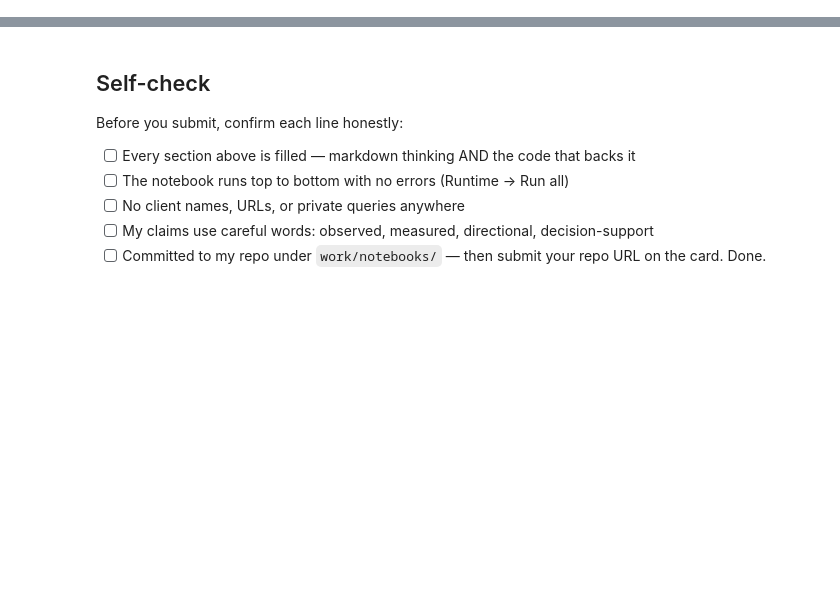
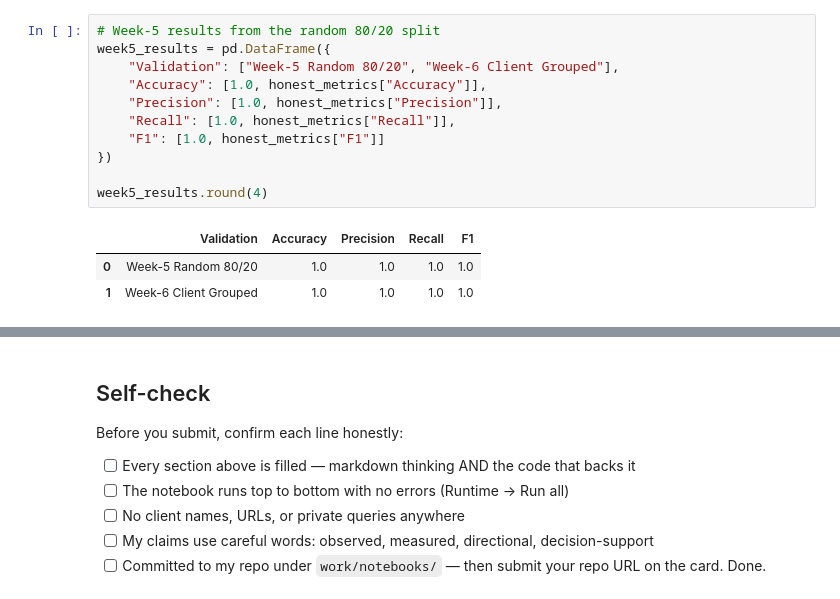
Before and after one commit to 124pritivarma6001-commits/flyrank_internship_ml, a Jupyter notebook: work/notebooks/w06_validation_audit.ipynb, the cells around one changed output, grey strips where cells are left out. Cells and saved outputs as stored; diff of their text form; blank space fills up the shorter version.

```diff
--- a/work/notebooks/w06_validation_audit.ipynb
+++ b/work/notebooks/w06_validation_audit.ipynb
@@ -36,0 +303,15 @@ This skeleton is yours to fill. Work the sections **in order** — each one has
+# %%
+# Week-5 results from the random 80/20 split
+week5_results = pd.DataFrame({
+    "Validation": ["Week-5 Random 80/20", "Week-6 Client Grouped"],
+    "Accuracy": [1.0, honest_metrics["Accuracy"]],
+    "Precision": [1.0, honest_metrics["Precision"]],
+    "Recall": [1.0, honest_metrics["Recall"]],
+    "F1": [1.0, honest_metrics["F1"]]
+})
+
+week5_results.round(4)
+# %% [output]
+|  | Validation | Accuracy | Precision | Recall | F1 |
+| 0 | Week-5 Random 80/20 | 1.0 | 1.0 | 1.0 | 1.0 |
+| 1 | Week-6 Client Grouped | 1.0 | 1.0 | 1.0 | 1.0 |
```
Also changed, not shown: parts of 24 cells of this notebook.
